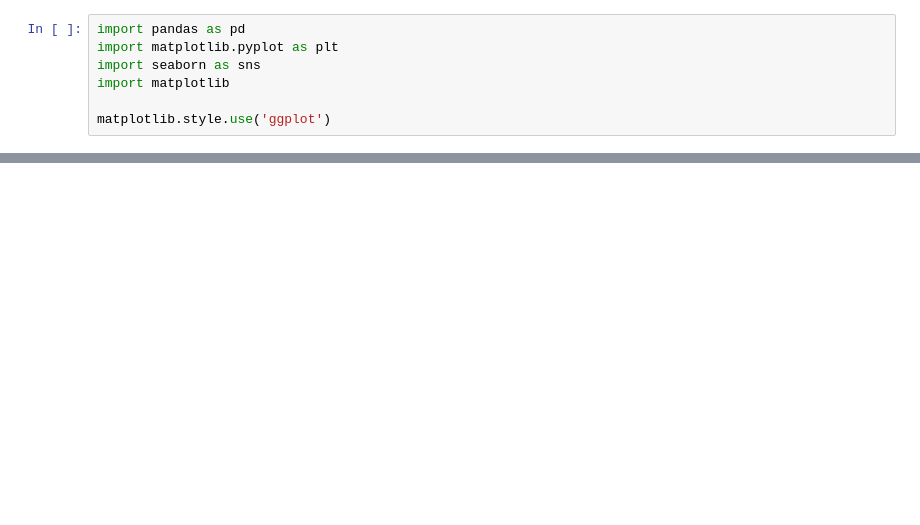
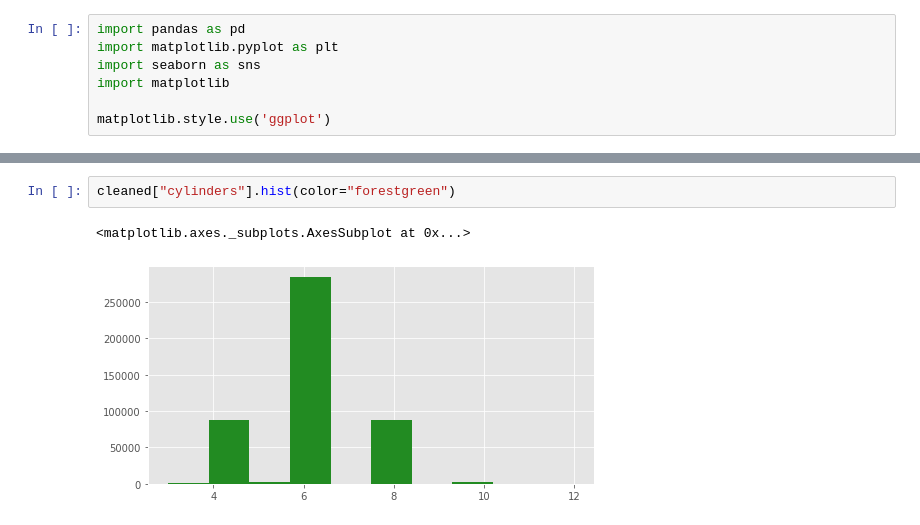
Before and after one commit to sukesh-reddy/Used-Cars-Analysis, a Jupyter notebook: usedcarsExploratoryDataAnalysis.ipynb, the cells around one changed output, grey strips where cells are left out. Cells and saved outputs as stored; diff of their text form; blank space fills up the shorter version.

```diff
--- a/usedcarsExploratoryDataAnalysis.ipynb
+++ b/usedcarsExploratoryDataAnalysis.ipynb
@@ -26,0 +31,5 @@ cleaned.loc[:,"price":"long"].corr()
+# %%
+cleaned["cylinders"].hist(color="forestgreen")
+# %% [output]
+<matplotlib.axes._subplots.AxesSubplot at 0x...>
+[figure, added]
```
Also changed, not shown: parts of 5 cells of this notebook.
